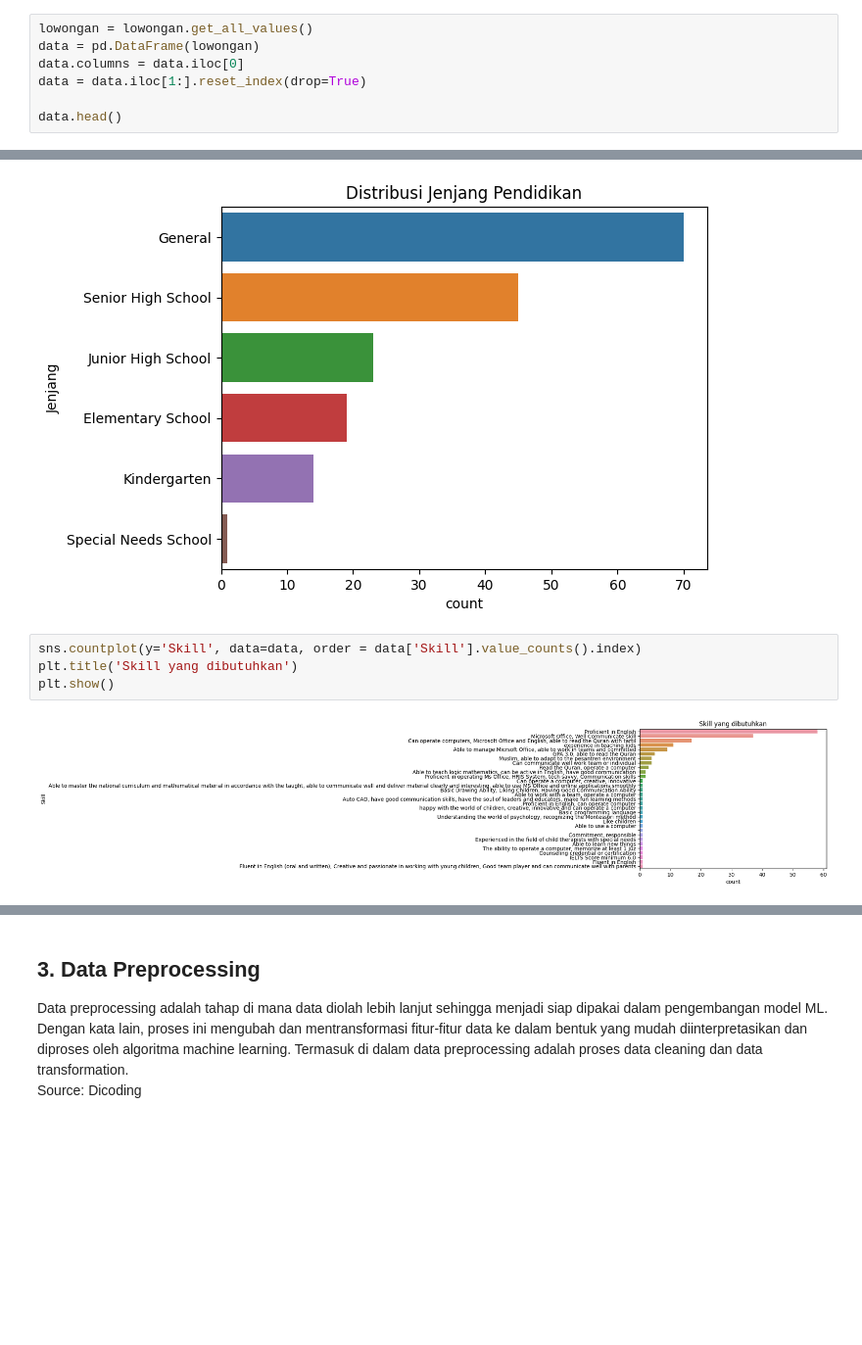
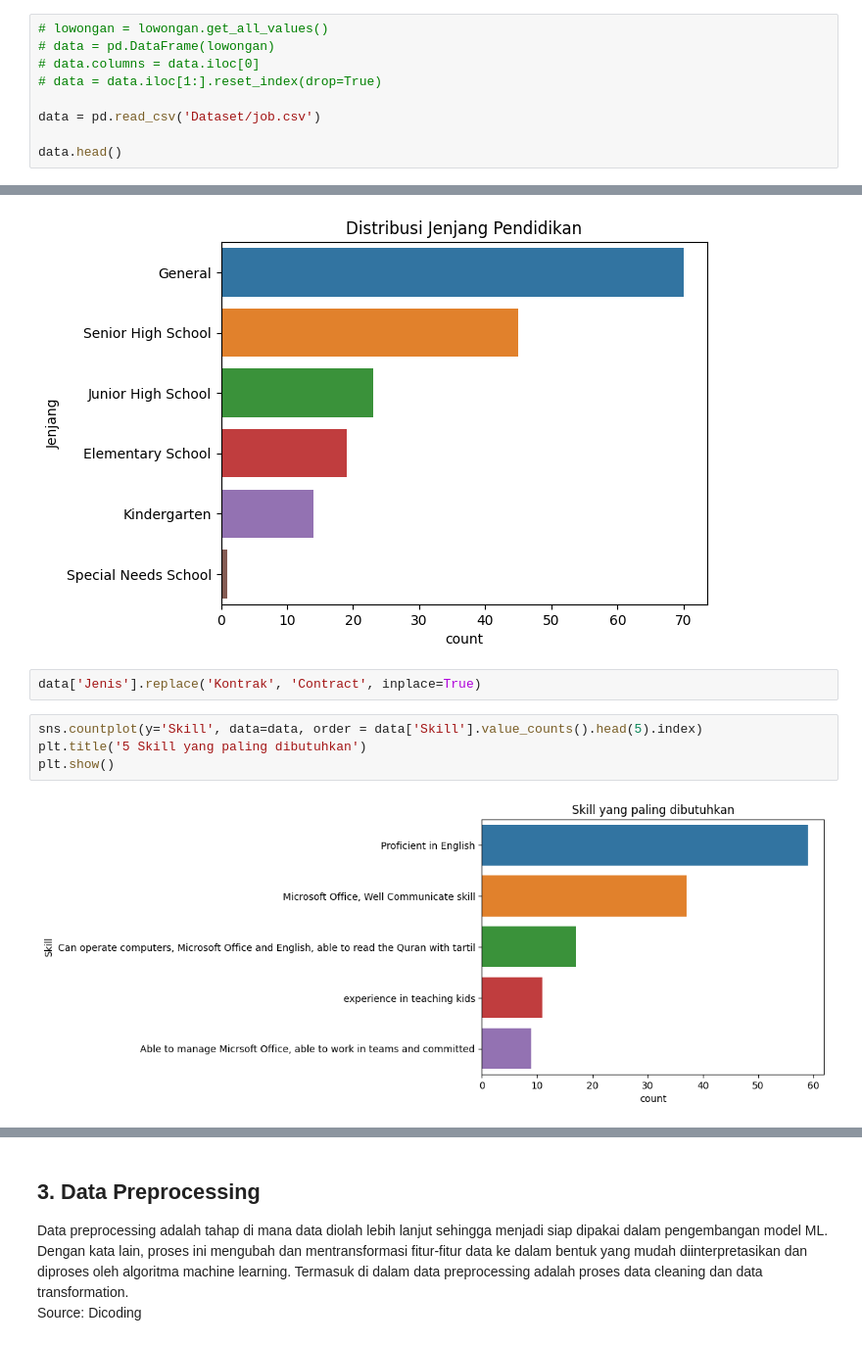
Before and after one commit to Sanggoeroe/sanggoeroe, a Jupyter notebook: ML/word_embedding_and_NN.ipynb, the cells around one changed output, grey strips where cells are left out. Shown: that part at 98% size. Saved outputs shown, nothing was run; the diff lists cells and outputs as text; blank space fills up the shorter version.

Commit message:
update model and dataset

```diff
--- a/ML/word_embedding_and_NN.ipynb
+++ b/ML/word_embedding_and_NN.ipynb
@@ -40,8 +37,10 @@ lowongan = gc.open_by_url('https://docs.google.com/spreadsheets/d/1qHqyoNTFhKuLJ
 # %%
-lowongan = lowongan.get_all_values()
-data = pd.DataFrame(lowongan)
-data.columns = data.iloc[0]
-data = data.iloc[1:].reset_index(drop=True)
+# lowongan = lowongan.get_all_values()
+# data = pd.DataFrame(lowongan)
+# data.columns = data.iloc[0]
+# data = data.iloc[1:].reset_index(drop=True)
+
+data = pd.read_csv('Dataset/job.csv')
 
 data.head()
 # %% [output]
@@ -106,12 +128,14 @@ plt.title('Distribusi Jenjang Pendidikan')
 plt.show()
 # %% [output]
 [figure]
+# %%
+data['Jenis'].replace('Kontrak', 'Contract', inplace=True)
 # %%
-sns.countplot(y='Skill', data=data, order = data['Skill'].value_counts().index)
-plt.title('Skill yang dibutuhkan')
+sns.countplot(y='Skill', data=data, order = data['Skill'].value_counts().head(5).index)
+plt.title('5 Skill yang paling dibutuhkan')
 plt.show()
 # %% [output]
-[figure, old version]
+[figure, new version]
 # %%
 # Plot pie chart untuk 'Jenis Pekerjaan'
 data['Jenis'].value_counts().plot(kind='pie')
```
Also changed, not shown: parts of 39 cells of this notebook, 3 other files.
